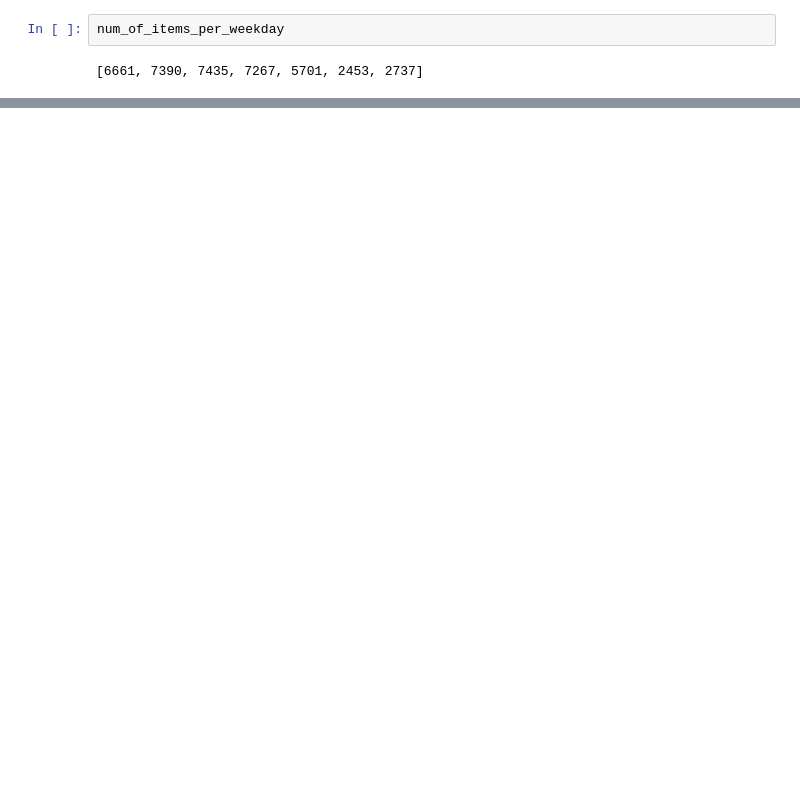
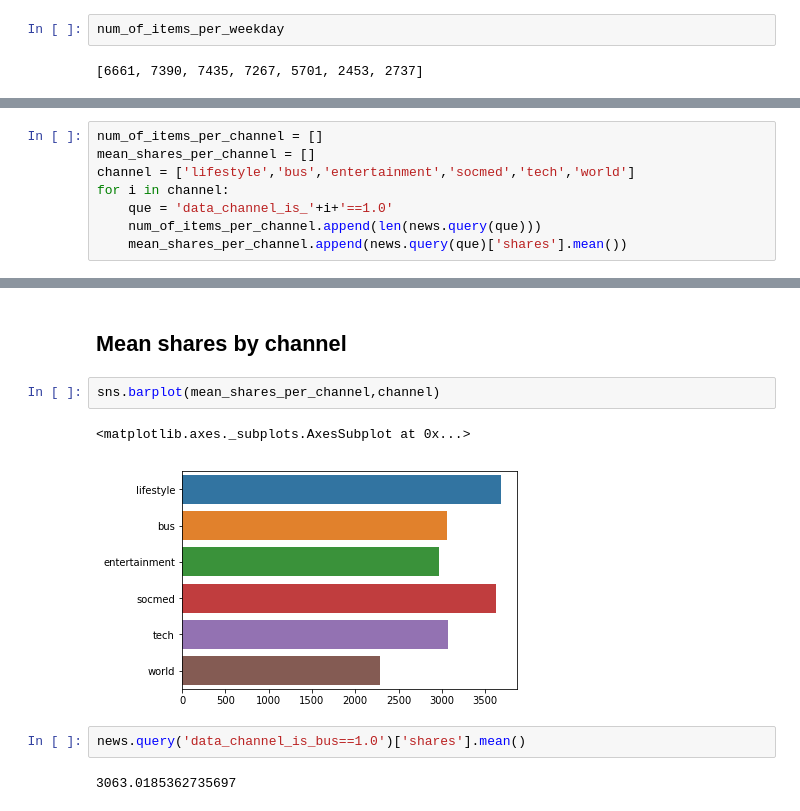
Before and after one commit to makka3/news_prediction, a Jupyter notebook: cleaning_eda.ipynb, the cells around one changed output, grey strips where cells are left out. Drawn from its saved outputs; the diff is of its cells as text; blank space fills up the shorter version.

```diff
--- a/cleaning_eda.ipynb
+++ b/cleaning_eda.ipynb
@@ -108,0 +118,8 @@ TypeError: unsupported operand type(s) for -: 'str' and 'float'
+# %%
+num_of_items_per_channel = []
+mean_shares_per_channel = []
+channel = ['lifestyle','bus','entertainment','socmed','tech','world']
+for i in channel:
+    que = 'data_channel_is_'+i+'==1.0'
+    num_of_items_per_channel.append(len(news.query(que)))
+    mean_shares_per_channel.append(news.query(que)['shares'].mean())
@@ -108,0 +139,11 @@ TypeError: unsupported operand type(s) for -: 'str' and 'float'
+# %% [markdown]
+## Mean shares by channel
+# %%
+sns.barplot(mean_shares_per_channel,channel)
+# %% [output]
+<matplotlib.axes._subplots.AxesSubplot at 0x...>
+[figure, added]
+# %%
+news.query('data_channel_is_bus==1.0')['shares'].mean()
+# %% [output]
+3063.0185362735697
```
Also changed, not shown: parts of 19 cells of this notebook.
